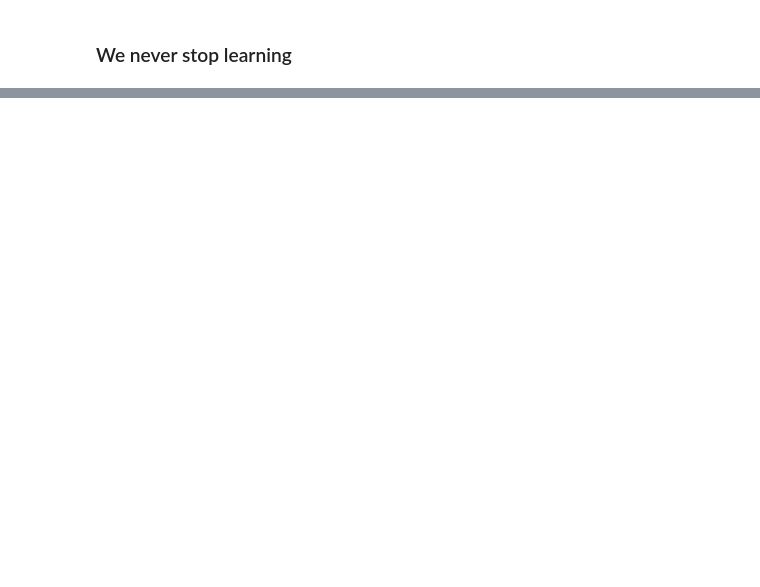
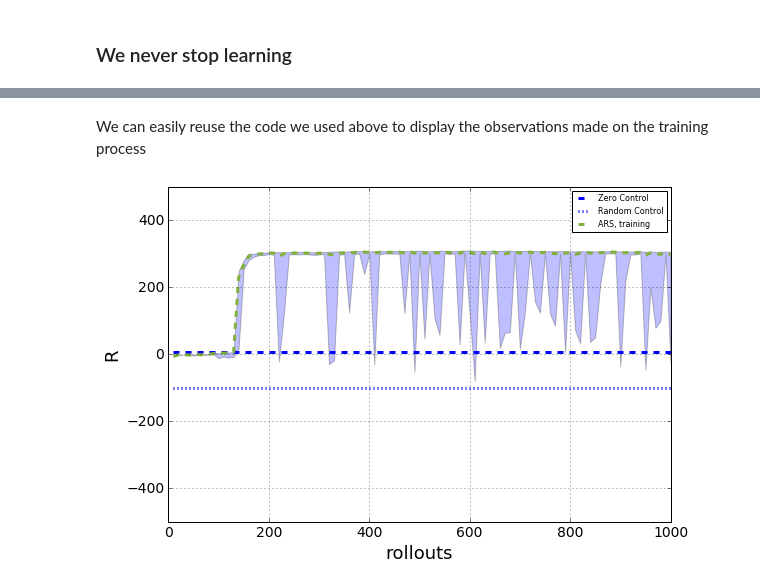
Before and after one commit to Rendok/learning-to-generalise-through-features, a Jupyter notebook: notebooks/0001_tutorial_measuring_performance_of_policies.ipynb, the cells around one changed output, grey strips where cells are left out. Saved outputs shown, nothing was run; the diff lists cells and outputs as text; code cells hidden in the pictures; blank space fills up the shorter version.

```diff
--- a/notebooks/0001_tutorial_measuring_performance_of_policies.ipynb
+++ b/notebooks/0001_tutorial_measuring_performance_of_policies.ipynb
@@ -211,0 +293,2 @@ plt.show()
+# %%
+training_obs = pd.read_csv(os.path.join(DATA_DIR, "log.txt"), delimiter='\t')
@@ -211,0 +316,38 @@ plt.show()
+# %% [markdown]
+We can easily reuse the code we used above to display the observations made on the training process
+# %%
+colors = [ '#2D328F', '#F15C19',"#81b13c","#ca49ac"]
+
+label_fontsize = 18
+tick_fontsize = 14
+linewidth = 3
+markersize = 5
+
+median_zero = np.median(zero_observed_R)
+plt.plot([checkpoints[0],checkpoints[-1]], [median_zero, median_zero], color='#0000FF', linewidth=linewidth,\
+             linestyle='--',label='Zero Control')
+
+median_random = np.median(random_observed_R)
+plt.plot([checkpoints[0],checkpoints[-1]], [median_random, median_random], color='#0000F3', linewidth=linewidth,\
+             linestyle=':', label='Random Control')
+
+plt.plot(training_obs['Iteration'], training_obs['AverageReward'], \
+         '--', color=colors[2], linewidth=linewidth, markersize=markersize,label='ARS, training')
+plt.fill_between(training_obs['Iteration'], training_obs['MinRewardRollout'], \
+                 training_obs['MaxRewardRollout'], alpha=0.25)
+
+plt.axis([0,1000,-500,500])
+
+plt.xlabel('rollouts',fontsize=label_fontsize)
+plt.ylabel('R',fontsize=label_fontsize)
+plt.legend(fontsize=8, bbox_to_anchor=(1.0, 1.0))
+plt.xticks(fontsize=tick_fontsize)
+plt.yticks(fontsize=tick_fontsize)
+plt.grid(True)
+
+fig = plt.gcf()
+fig.set_size_inches(9, 6)
+
+plt.show()
+# %% [output]
+[figure, added]
```
Also changed, not shown: parts of 43 cells of this notebook.
